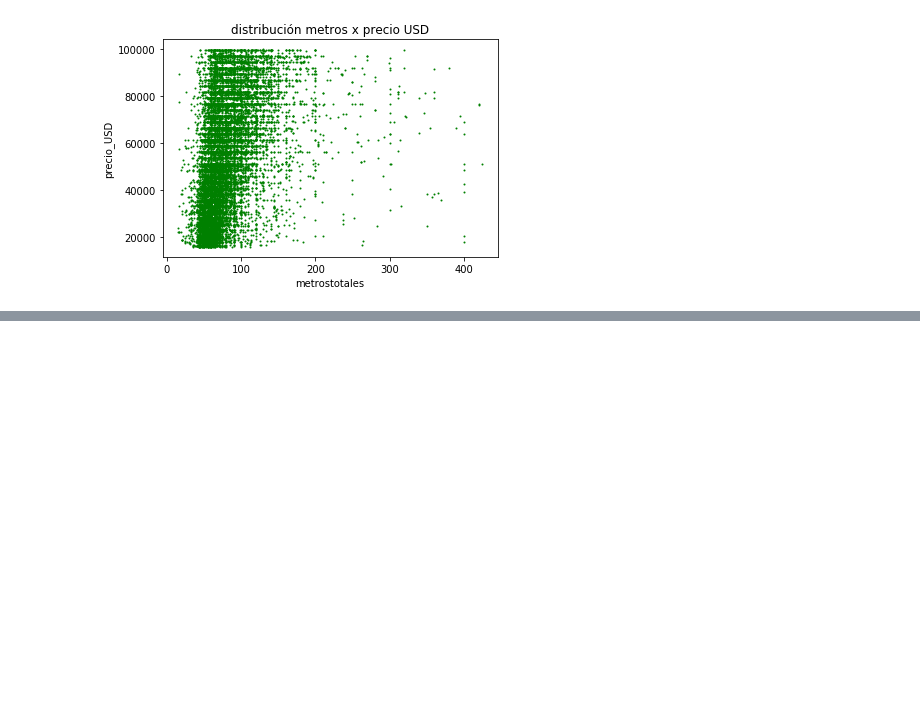
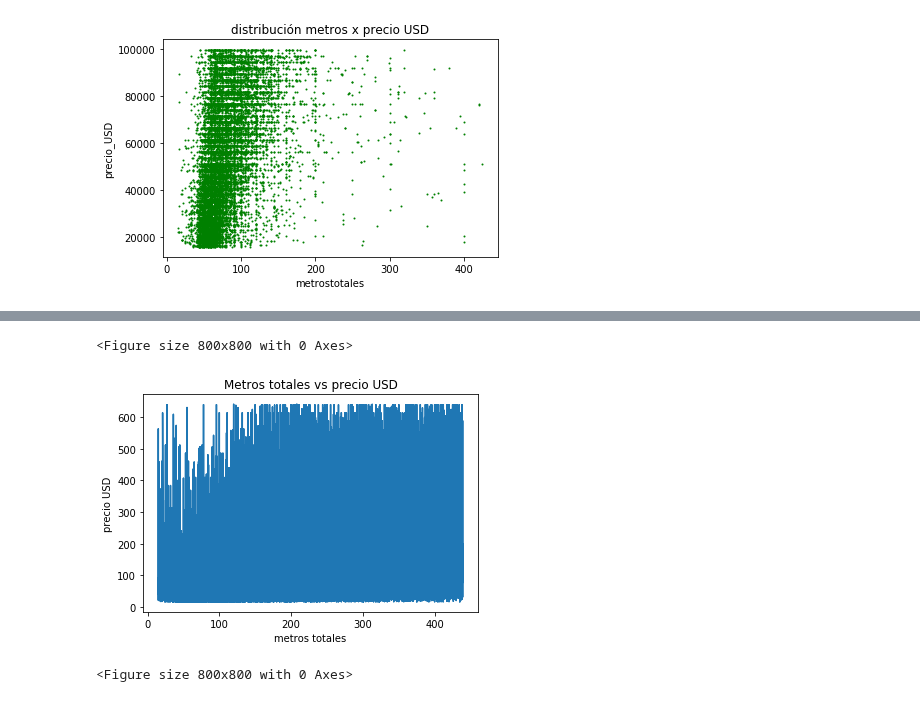
Before and after one commit to Alaneta/Datacones, a Jupyter notebook: Lucas/Analisis_exploratorio_1.ipynb, the cells around one changed output, grey strips where cells are left out. Drawn from its saved outputs; the diff is of its cells as text; code cells hidden in the pictures; blank space fills up the shorter version.

```diff
--- a/Lucas/Analisis_exploratorio_1.ipynb
+++ b/Lucas/Analisis_exploratorio_1.ipynb
@@ -254,0 +286,18 @@ r4.sort_values('metrostotales').plot.scatter(x='metrostotales',y='precio_USD',s=
+# %%
+prop_sorted = prop[['precio_USD','metrostotales']].sort_values(by='metrostotales',ascending=True)
+# %%
+p = prop_sorted['metrostotales']
+# En miles de dólares
+m = (prop_sorted['precio_USD'] / 1000)
+plt.plot(p,m)
+plt.xlabel('metros totales')
+plt.ylabel('precio USD')
+plt.title('Metros totales vs precio USD')
+plt.figure(num=None,figsize=(10,10), dpi=80, facecolor='w', edgecolor='k')
+#.set_size_inches(18.5, 10.5, forward=True)
+#plt.show()
+#fig.set_size_inches(18.5, 10.5)
+# %% [output]
+<Figure size 800x800 with 0 Axes>
+[figure, added]
+<Figure size 800x800 with 0 Axes>
```
Also changed, not shown: parts of 16 cells of this notebook, 1 other file.
